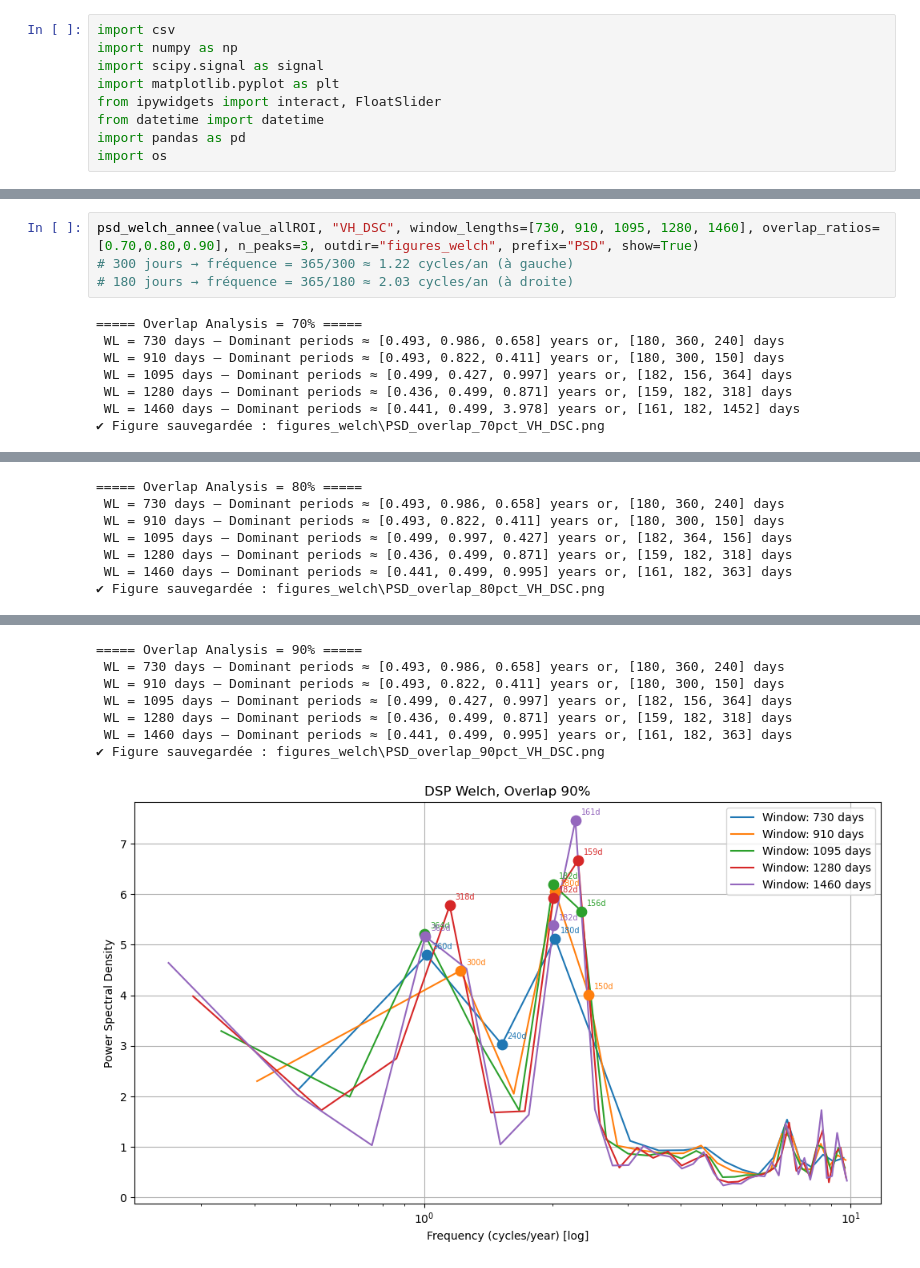
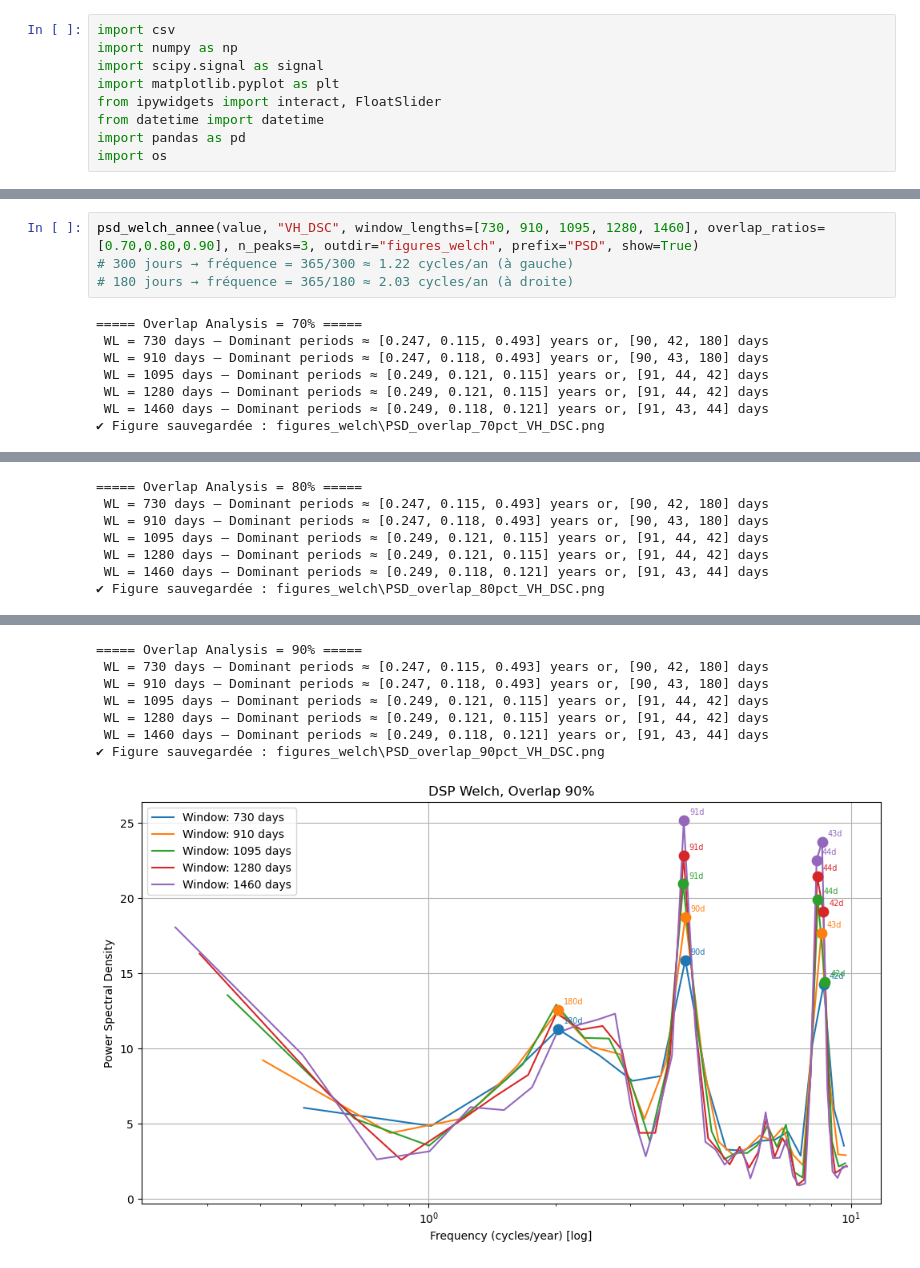
Before and after one commit to clairesn23/readingseminar, a Jupyter notebook: Welch_and_analyse.ipynb, the cells around one changed output, grey strips where cells are left out. Drawn from its saved outputs; the diff is of its cells as text.

Commit message:
Welch fonctionné

```diff
--- a/Welch_and_analyse.ipynb
+++ b/Welch_and_analyse.ipynb
@@ -144,14 +188,14 @@ def psd_welch_annee(df, nom, window_lengths=[730, 900, 1000], overlap_ratios=[0.
         else:
             plt.close()
 # %%
-psd_welch_annee(value_allROI, "VH_DSC", window_lengths=[730, 910, 1095, 1280, 1460], overlap_ratios=[0.70,0.80,0.90], n_peaks=3, outdir="figures_welch", prefix="PSD", show=True)
+psd_welch_annee(value, "VH_DSC", window_lengths=[730, 910, 1095, 1280, 1460], overlap_ratios=[0.70,0.80,0.90], n_peaks=3, outdir="figures_welch", prefix="PSD", show=True)
 # 300 jours → fréquence = 365/300 ≈ 1.22 cycles/an (à gauche)
 # 180 jours → fréquence = 365/180 ≈ 2.03 cycles/an (à droite)
 # %% [output]
 ===== Overlap Analysis = 70% =====
- WL = 730 days — Dominant periods ≈ [0.493, 0.986, 0.658] years or, [180, 360, 240] days
- WL = 910 days — Dominant periods ≈ [0.493, 0.822, 0.411] years or, [180, 300, 150] days
- WL = 1095 days — Dominant periods ≈ [0.499, 0.427, 0.997] years or, [182, 156, 364] days
- WL = 1280 days — Dominant periods ≈ [0.436, 0.499, 0.871] years or, [159, 182, 318] days
- WL = 1460 days — Dominant periods ≈ [0.441, 0.499, 3.978] years or, [161, 182, 1452] days
+ WL = 730 days — Dominant periods ≈ [0.247, 0.115, 0.493] years or, [90, 42, 180] days
+ WL = 910 days — Dominant periods ≈ [0.247, 0.118, 0.493] years or, [90, 43, 180] days
+ WL = 1095 days — Dominant periods ≈ [0.249, 0.121, 0.115] years or, [91, 44, 42] days
+ WL = 1280 days — Dominant periods ≈ [0.249, 0.121, 0.115] years or, [91, 44, 42] days
+ WL = 1460 days — Dominant periods ≈ [0.249, 0.118, 0.121] years or, [91, 43, 44] days
 ✔ Figure sauvegardée : figures_welch\PSD_overlap_70pct_VH_DSC.png
@@ -159,7 +203,7 @@ psd_welch_annee(value_allROI, "VH_DSC", window_lengths=[730, 910, 1095, 1280, 14
 ===== Overlap Analysis = 80% =====
- WL = 730 days — Dominant periods ≈ [0.493, 0.986, 0.658] years or, [180, 360, 240] days
- WL = 910 days — Dominant periods ≈ [0.493, 0.822, 0.411] years or, [180, 300, 150] days
- WL = 1095 days — Dominant periods ≈ [0.499, 0.997, 0.427] years or, [182, 364, 156] days
- WL = 1280 days — Dominant periods ≈ [0.436, 0.499, 0.871] years or, [159, 182, 318] days
- WL = 1460 days — Dominant periods ≈ [0.441, 0.499, 0.995] years or, [161, 182, 363] days
+ WL = 730 days — Dominant periods ≈ [0.247, 0.115, 0.493] years or, [90, 42, 180] days
+ WL = 910 days — Dominant periods ≈ [0.247, 0.118, 0.493] years or, [90, 43, 180] days
+ WL = 1095 days — Dominant periods ≈ [0.249, 0.121, 0.115] years or, [91, 44, 42] days
+ WL = 1280 days — Dominant periods ≈ [0.249, 0.121, 0.115] years or, [91, 44, 42] days
+ WL = 1460 days — Dominant periods ≈ [0.249, 0.118, 0.121] years or, [91, 43, 44] days
 ✔ Figure sauvegardée : figures_welch\PSD_overlap_80pct_VH_DSC.png
@@ -167,11 +211,11 @@ psd_welch_annee(value_allROI, "VH_DSC", window_lengths=[730, 910, 1095, 1280, 14
 ===== Overlap Analysis = 90% =====
- WL = 730 days — Dominant periods ≈ [0.493, 0.986, 0.658] years or, [180, 360, 240] days
- WL = 910 days — Dominant periods ≈ [0.493, 0.822, 0.411] years or, [180, 300, 150] days
- WL = 1095 days — Dominant periods ≈ [0.499, 0.427, 0.997] years or, [182, 156, 364] days
- WL = 1280 days — Dominant periods ≈ [0.436, 0.499, 0.871] years or, [159, 182, 318] days
- WL = 1460 days — Dominant periods ≈ [0.441, 0.499, 0.995] years or, [161, 182, 363] days
+ WL = 730 days — Dominant periods ≈ [0.247, 0.115, 0.493] years or, [90, 42, 180] days
+ WL = 910 days — Dominant periods ≈ [0.247, 0.118, 0.493] years or, [90, 43, 180] days
+ WL = 1095 days — Dominant periods ≈ [0.249, 0.121, 0.115] years or, [91, 44, 42] days
+ WL = 1280 days — Dominant periods ≈ [0.249, 0.121, 0.115] years or, [91, 44, 42] days
+ WL = 1460 days — Dominant periods ≈ [0.249, 0.118, 0.121] years or, [91, 43, 44] days
 ✔ Figure sauvegardée : figures_welch\PSD_overlap_90pct_VH_DSC.png
-[figure, old version]
+[figure, new version]
 # %%
 def plot_signal_par_mois_single(df, dates_dict, nom, title=None):
     """
```
Also changed, not shown: parts of 7 cells of this notebook, 7 other files.
